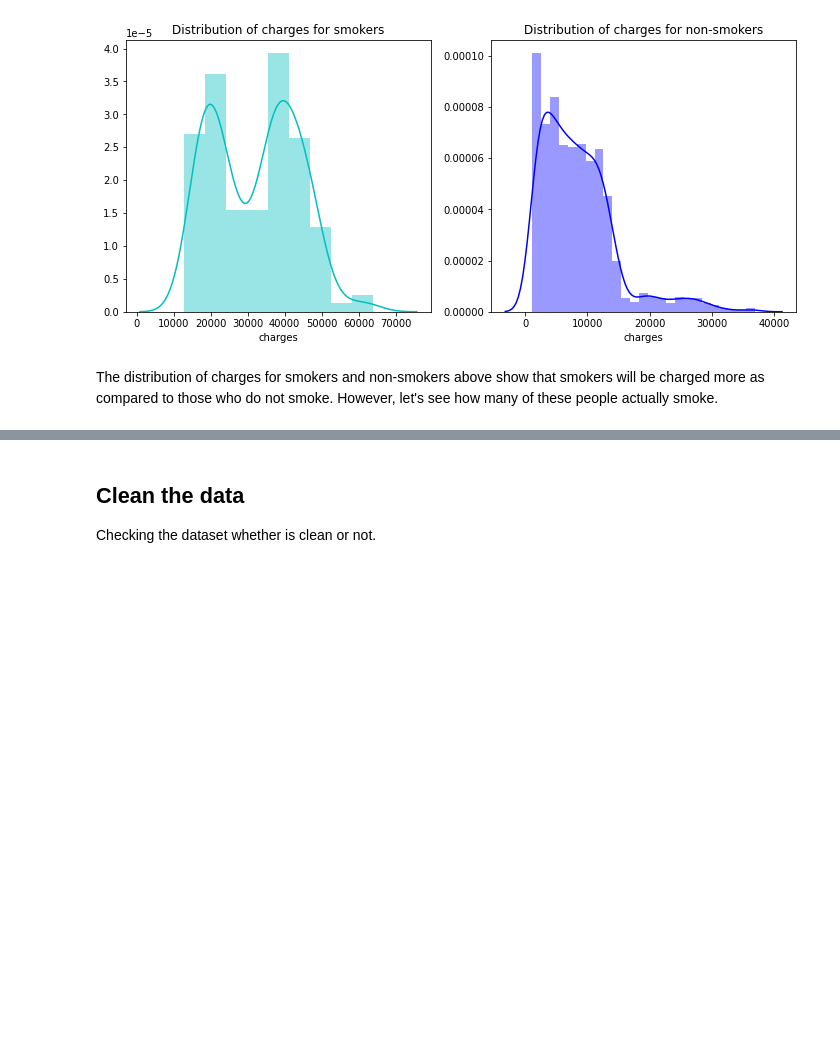
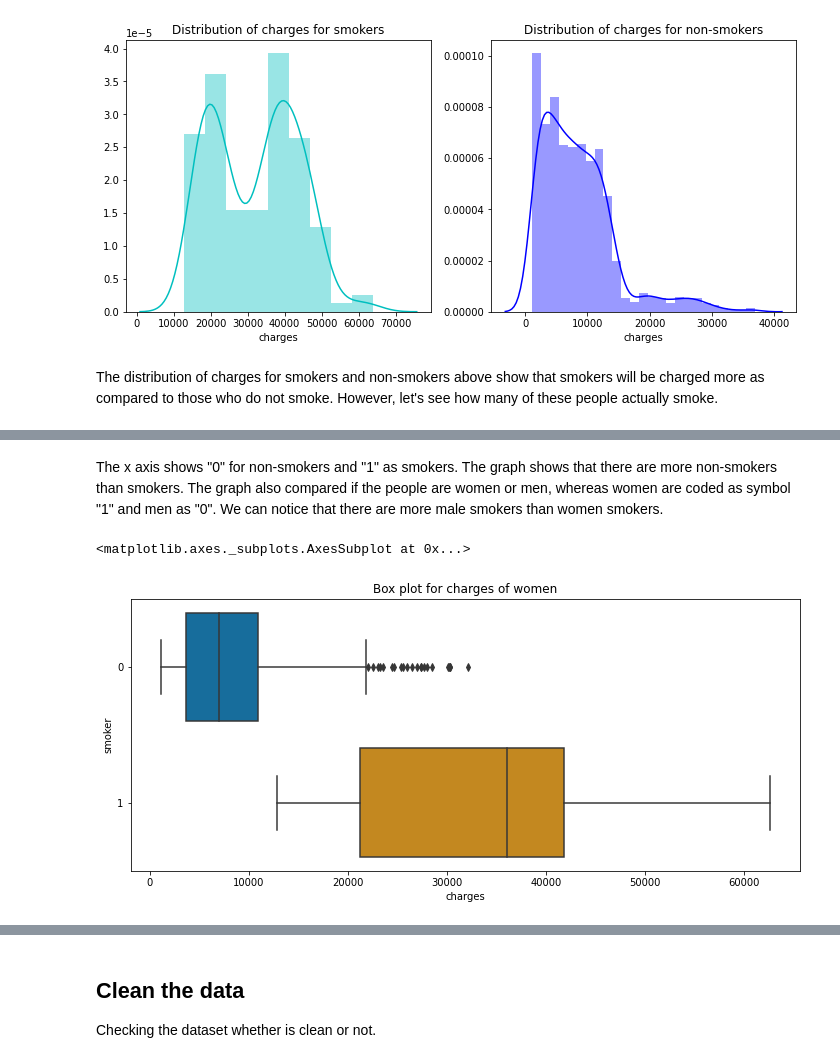
Before and after one commit to LugoBlogger/MLCC-Assignment-05, a Jupyter notebook: medical_cost_forecast.ipynb, the cells around one changed output, grey strips where cells are left out. Cells and saved outputs as stored; diff of their text form; code cells hidden in the pictures; blank space fills up the shorter version.

```diff
--- a/medical_cost_forecast.ipynb
+++ b/medical_cost_forecast.ipynb
@@ -149,0 +155,9 @@ The distribution of charges for smokers and non-smokers above show that smokers
+# %% [markdown]
+The x axis shows "0" for non-smokers and "1" as smokers. The graph shows that there are more non-smokers than smokers. The graph also compared if the people are women or men, whereas women are coded as symbol "1" and men as "0". We can notice that there are more male smokers than women smokers.
+# %%
+pl.figure(figsize=(12,5))
+pl.title("Box plot for charges of women")
+sns.boxplot(y="smoker", x="charges", data =  data[(data.sex == 1)] , orient="h", palette = 'colorblind')
+# %% [output]
+<matplotlib.axes._subplots.AxesSubplot at 0x...>
+[figure, added]
```
Also changed, not shown: parts of 16 cells of this notebook.
